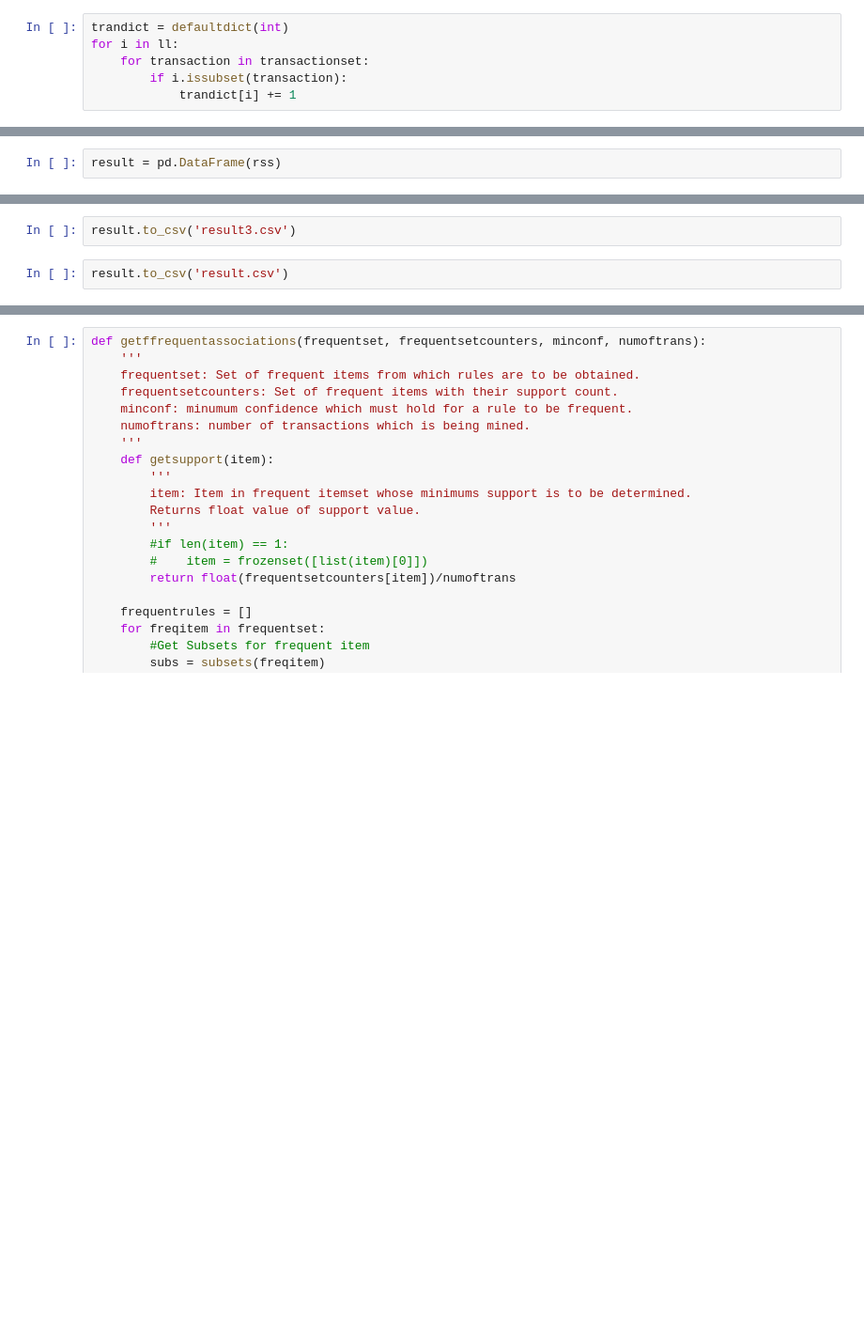
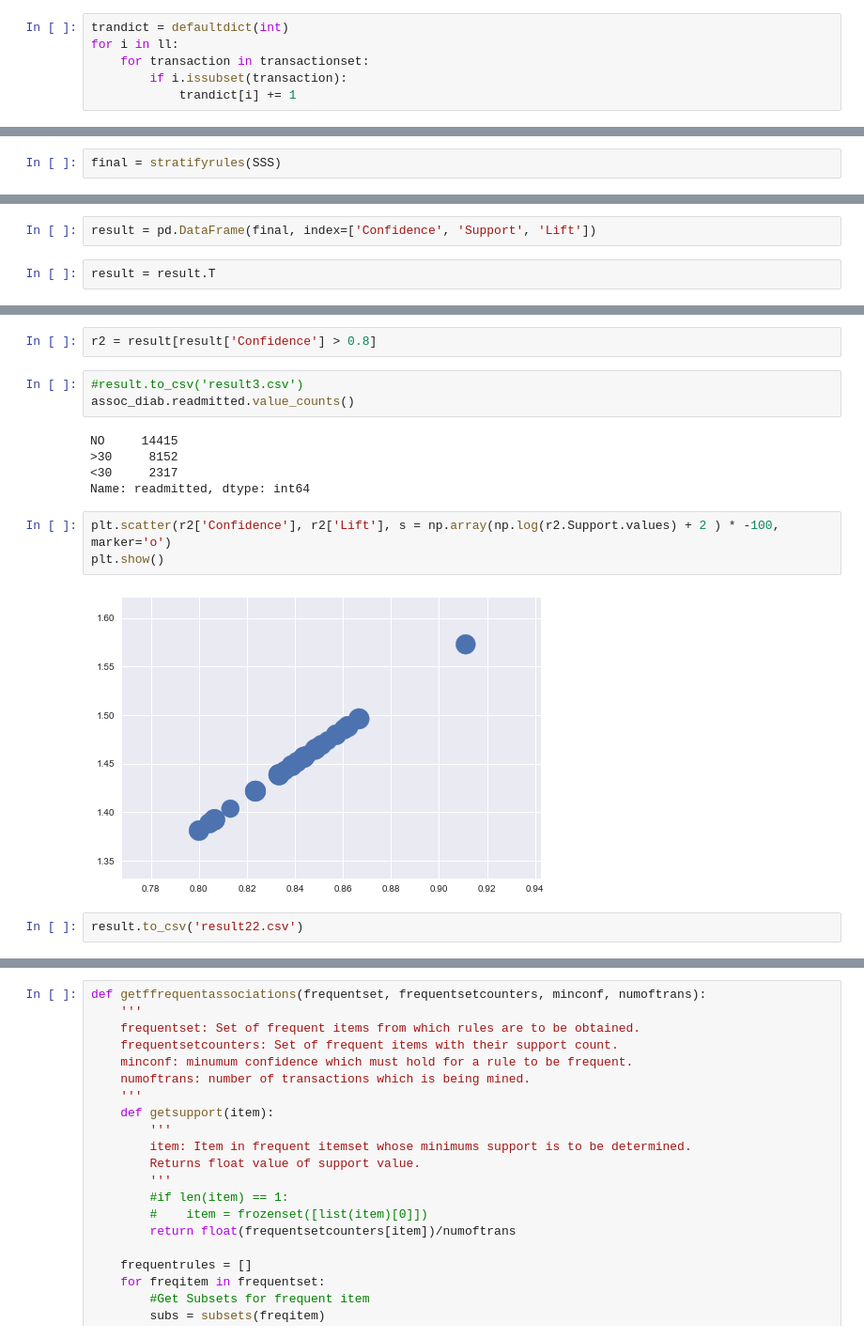
Before and after one commit to JudeOgbuibe/Data-Mining-Final-Project, a Jupyter notebook: dataset_diabetes/Pattern Mining Approach.ipynb, the cells around one changed output, grey strips where cells are left out. Shown at 94% size. Saved outputs shown, nothing was run; the diff lists cells and outputs as text; blank space fills up the shorter version.

```diff
--- a/dataset_diabetes/Pattern Mining Approach.ipynb
+++ b/dataset_diabetes/Pattern Mining Approach.ipynb
@@ -982,0 +924,2 @@ s
+# %%
+final = stratifyrules(SSS)
@@ -983,2 +934,4 @@ s
 # %%
-result = pd.DataFrame(rss)
+result = pd.DataFrame(final, index=['Confidence', 'Support', 'Lift'])
+# %%
+result = result.T
@@ -985,4 +959,17 @@ result = pd.DataFrame(rss)
+# %%
+r2 = result[result['Confidence'] > 0.8]
+# %%
+#result.to_csv('result3.csv')
+assoc_diab.readmitted.value_counts()
+# %% [output]
+NO     14415
+>30     8152
+<30     2317
+Name: readmitted, dtype: int64
+# %%
+plt.scatter(r2['Confidence'], r2['Lift'], s = np.array(np.log(r2.Support.values) + 2 ) * -100, marker='o')
+plt.show()
+# %% [output]
+[figure, added]
 # %%
-result.to_csv('result3.csv')
+result.to_csv('result22.csv')
-# %%
-result.to_csv('result.csv')
```
Also changed, not shown: parts of 60 cells of this notebook, 3 other files.
